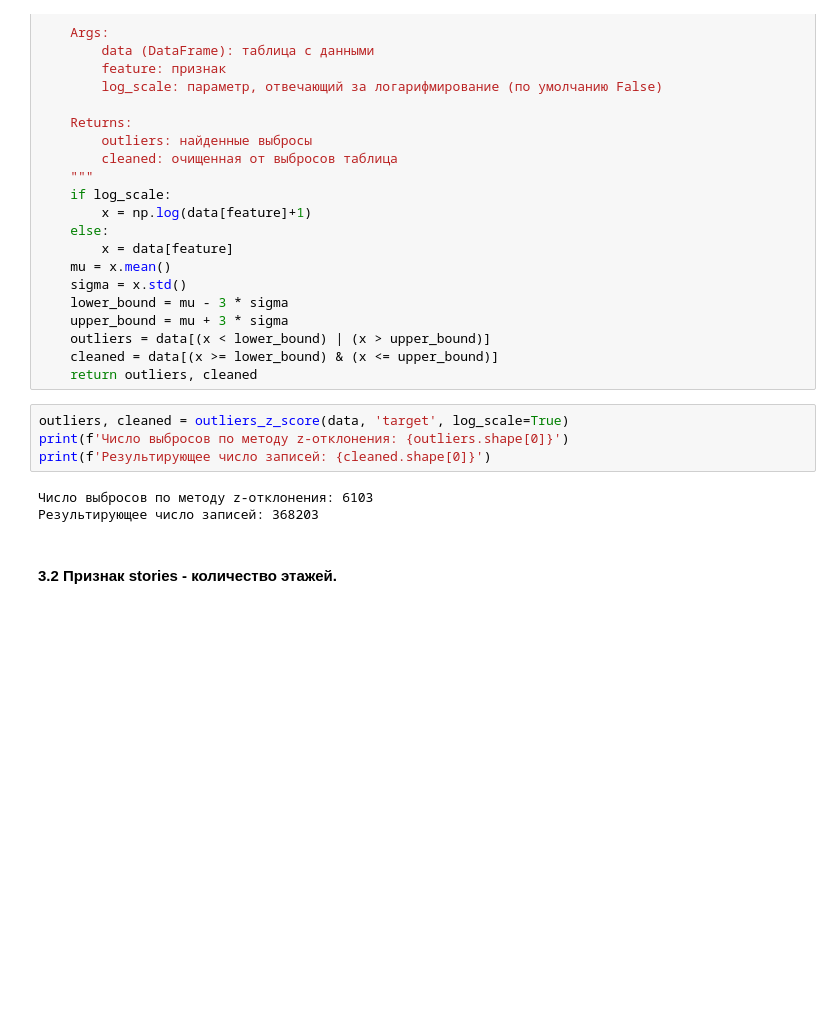
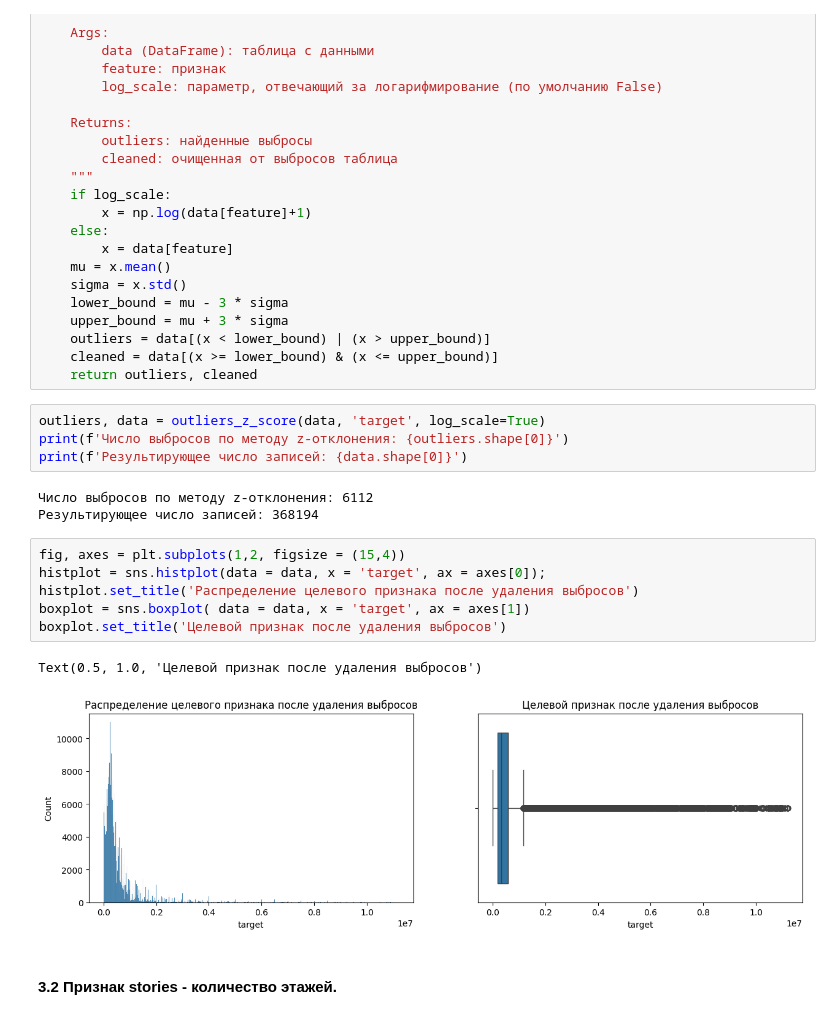
Before and after one commit to LNarnia/IDE_new, a Jupyter notebook: Skillfactory/final_project/project.ipynb, the cells around one changed output. Drawn from its saved outputs; the diff is of its cells as text; blank space fills up the shorter version.

```diff
--- a/Skillfactory/final_project/project.ipynb
+++ b/Skillfactory/final_project/project.ipynb
@@ -334,12 +334,21 @@ def outliers_z_score(data, feature, log_scale=False):
     cleaned = data[(x >= lower_bound) & (x <= upper_bound)]
     return outliers, cleaned
 # %%
-outliers, cleaned = outliers_z_score(data, 'target', log_scale=True)
+outliers, data = outliers_z_score(data, 'target', log_scale=True)
 print(f'Число выбросов по методу z-отклонения: {outliers.shape[0]}')
-print(f'Результирующее число записей: {cleaned.shape[0]}')
+print(f'Результирующее число записей: {data.shape[0]}')
 # %% [output]
-Число выбросов по методу z-отклонения: 6103
-Результирующее число записей: 368203
+Число выбросов по методу z-отклонения: 6112
+Результирующее число записей: 368194
+# %%
+fig, axes = plt.subplots(1,2, figsize = (15,4))
+histplot = sns.histplot(data = data, x = 'target', ax = axes[0]);
+histplot.set_title('Распределение целевого признака после удаления выбросов')
+boxplot = sns.boxplot( data = data, x = 'target', ax = axes[1])
+boxplot.set_title('Целевой признак после удаления выбросов')
+# %% [output]
+Text(0.5, 1.0, 'Целевой признак после удаления выбросов')
+[figure, added]
 # %% [markdown]
 #### 3.2 Признак stories - количество этажей.
 # %%
```
Also changed, not shown: parts of 43 cells of this notebook, 1 other file.
